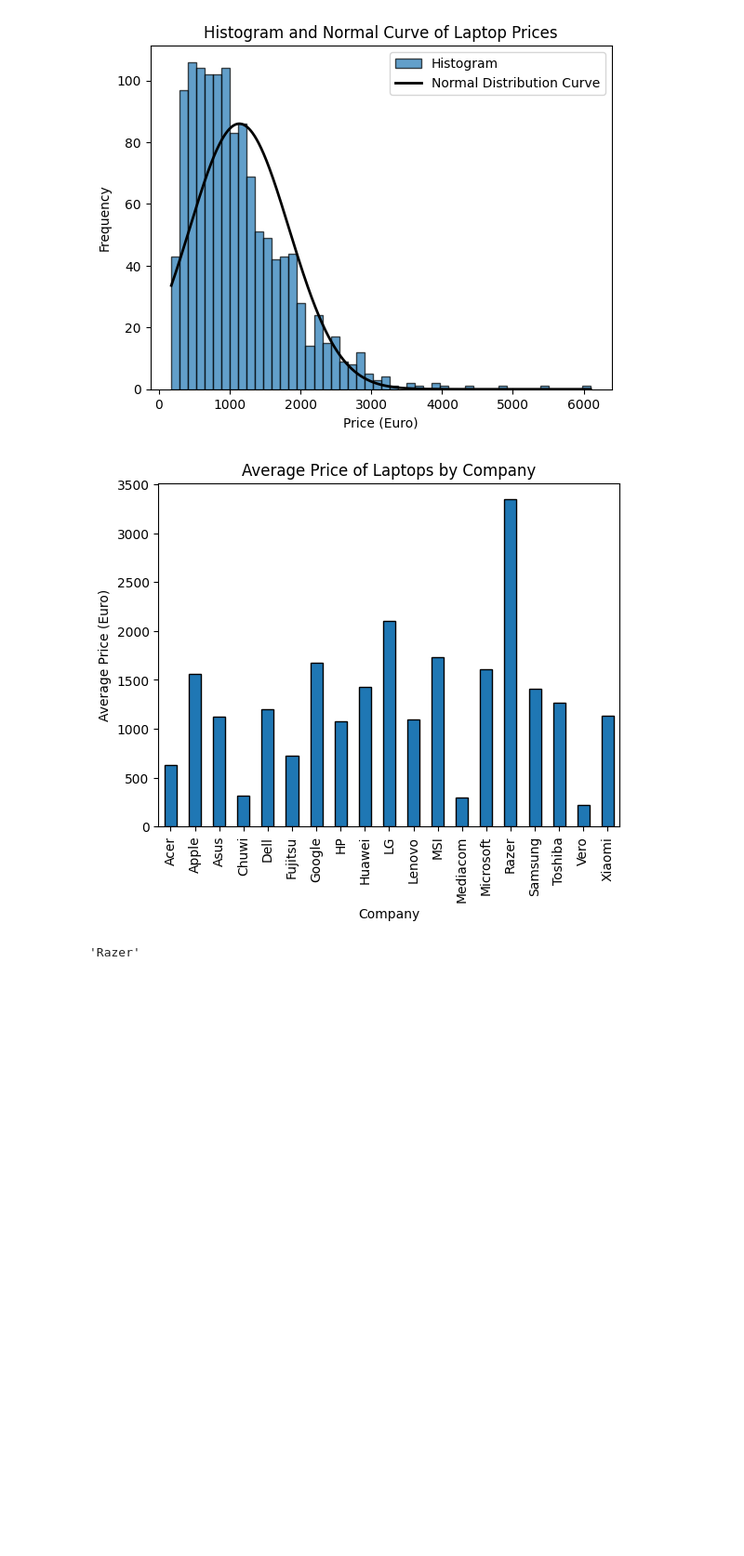
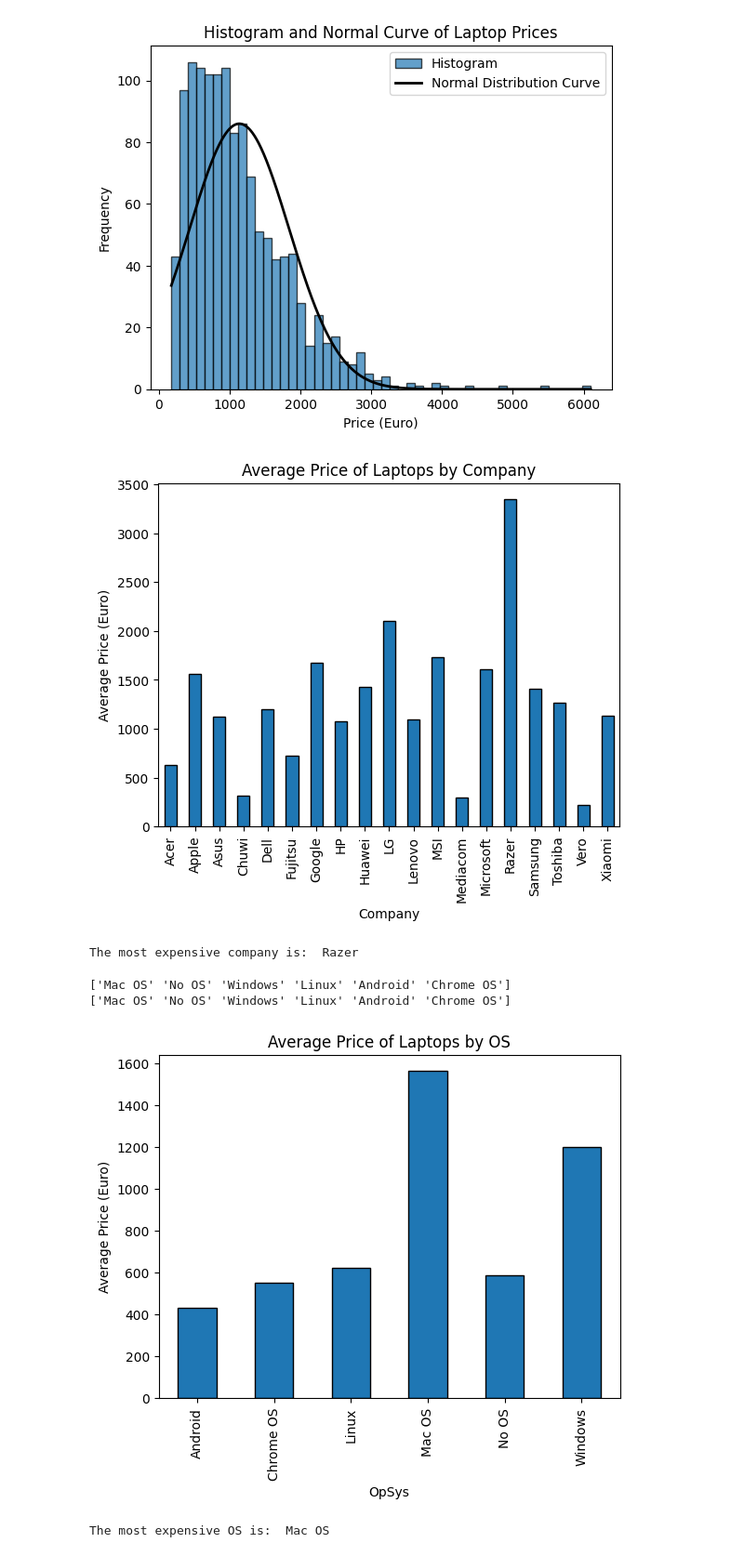
Before and after one commit to maymay-wa/miniproject, a Jupyter notebook: Analysis.ipynb, the cells around one changed output. Shown at 93% size. Saved outputs shown, nothing was run; the diff lists cells and outputs as text; code cells hidden in the pictures; blank space fills up the shorter version.

```diff
--- a/Analysis.ipynb
+++ b/Analysis.ipynb
@@ -173,7 +174,27 @@ plt.show()
 df.groupby('Company')['Price (Euro)'].mean().plot(kind='bar', edgecolor='black', title='Average Price of Laptops by Company')
 plt.ylabel('Average Price (Euro)')
 plt.show()
-df.groupby('Company')['Price (Euro)'].mean().idxmax()
+print('The most expensive company is: ', df.groupby('Company')['Price (Euro)'].mean().idxmax())
 # %% [output]
 [figure]
-'Razer'
+The most expensive company is:  Razer
+# %%
+unique_os_types = df['OpSys'].unique()
+print(unique_os_types)
+# Makes all windows versions the same
+df['OpSys'] = df['OpSys'].apply(lambda x: 'Windows' if 'Windows' in x else x)
+# Makes all mac versions the same
+df['OpSys'] = df['OpSys'].apply(lambda x: 'Mac OS' if 'MAC' in x.upper() else x)
+unique_os_types = df['OpSys'].unique()
+print(unique_os_types)
+# %% [output]
+['Mac OS' 'No OS' 'Windows' 'Linux' 'Android' 'Chrome OS']
+['Mac OS' 'No OS' 'Windows' 'Linux' 'Android' 'Chrome OS']
+# %%
+df.groupby('OpSys')['Price (Euro)'].mean().plot(kind='bar', edgecolor='black', title='Average Price of Laptops by OS')
+plt.ylabel('Average Price (Euro)')
+plt.show()
+print('The most expensive OS is: ', df.groupby('OpSys')['Price (Euro)'].mean().idxmax())
+# %% [output]
+[figure, added]
+The most expensive OS is:  Mac OS
```
Also changed, not shown: parts of 2 cells of this notebook.
